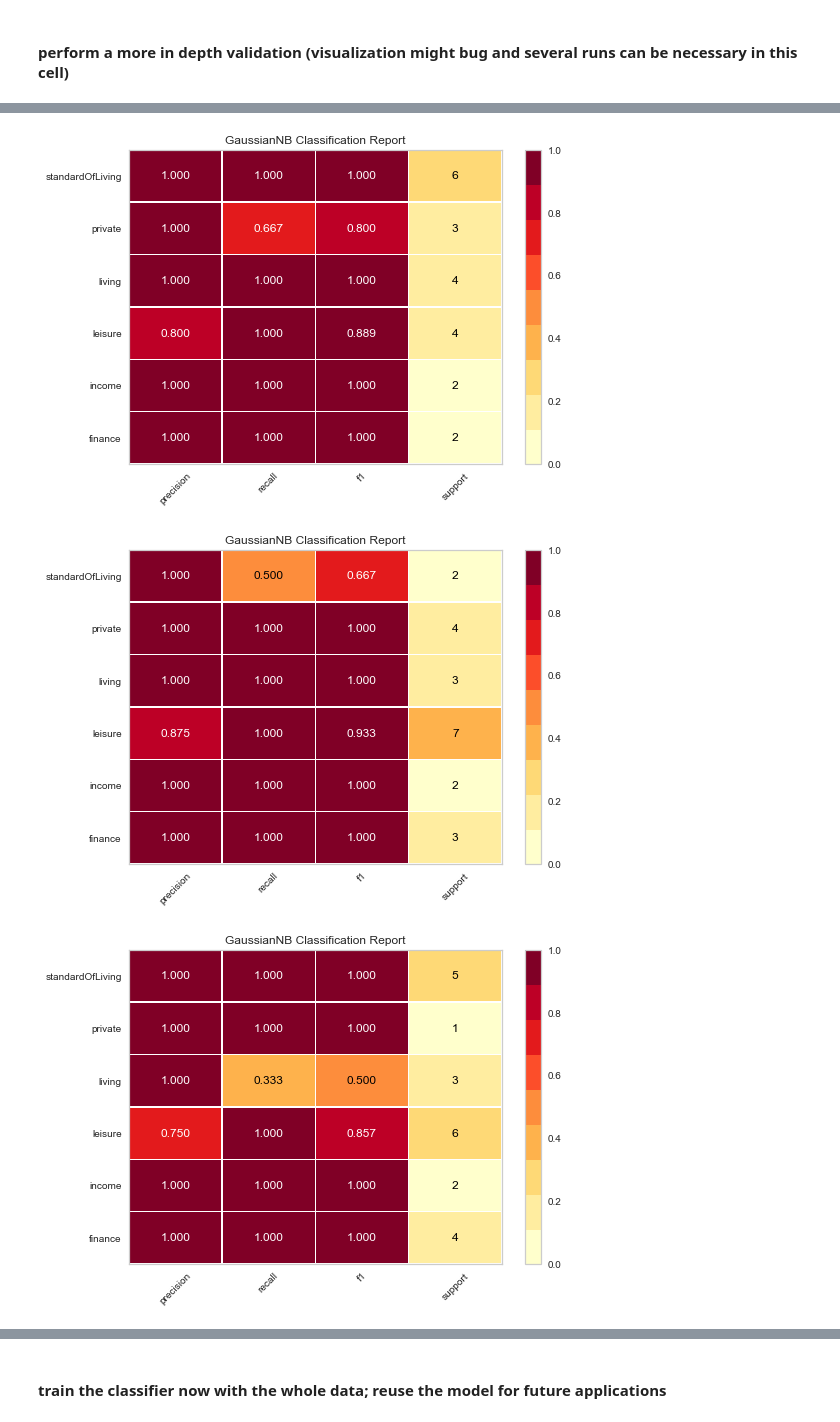
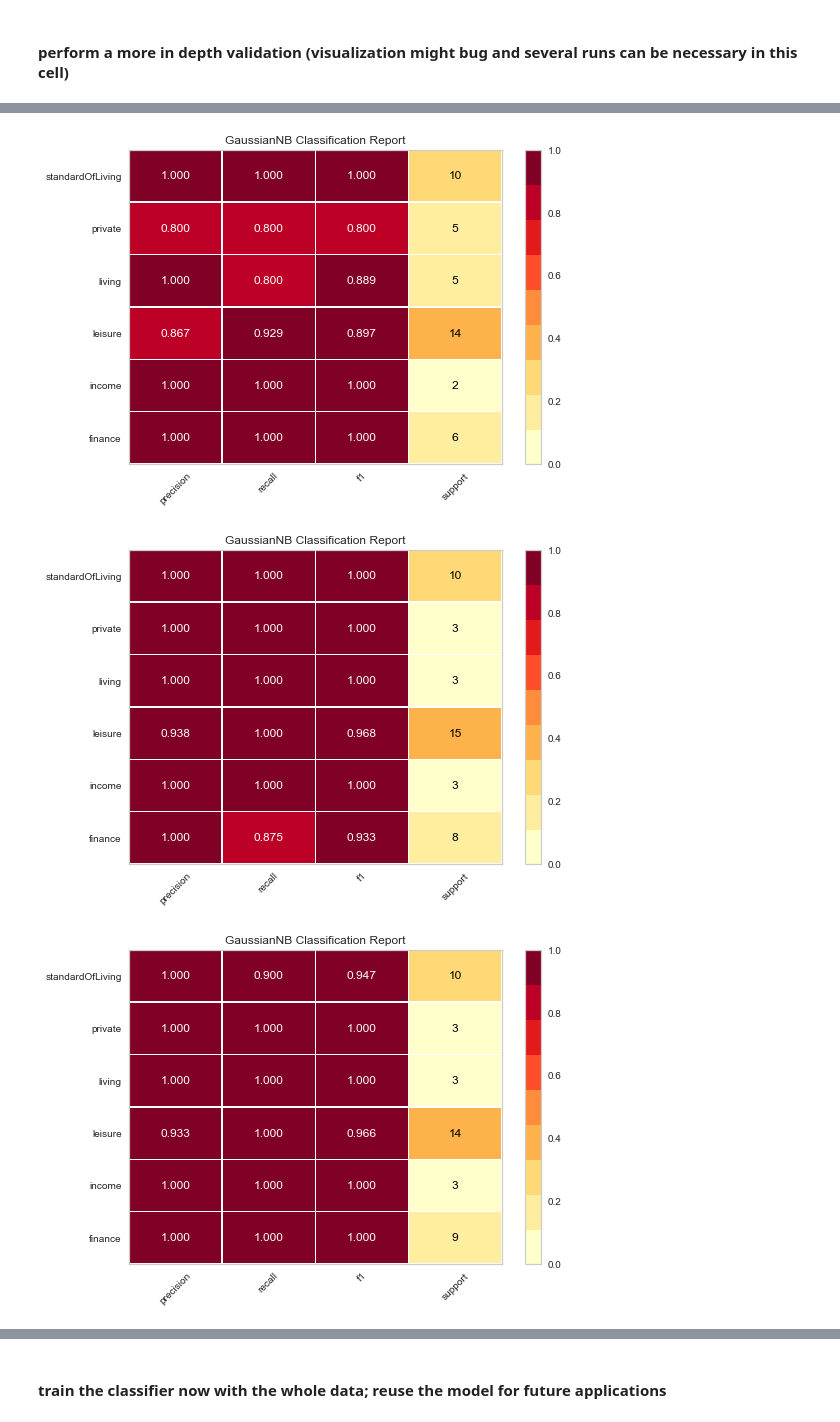
Before and after one commit to dpossart/SAKI-Homework, a Jupyter notebook: homework-1.ipynb, the cells around one changed output, grey strips where cells are left out. Drawn from its saved outputs; the diff is of its cells as text; code cells hidden in the pictures.

Commit message:
increase num of epochs, add additional average score

```diff
--- a/homework-1.ipynb
+++ b/homework-1.ipynb
@@ -121,15 +121,18 @@ Mean validation score 0.9428571428571428
 # %% [markdown]
 #### perform a more in depth validation (visualization might bug and several runs can be necessary in this cell)
 # %%
-epochs = 3
+epochs = 20
+scores = 0
 for i in range(epochs):
     # perform a validation with randomly selected data
     # train with 90% and test with 10% of the dataset
-    X_epoch_train, X_epoch_test, y_epoch_train, y_epoch_test = train_test_split(X_train, y_train.values.ravel(), test_size=0.1, shuffle=True)
+    X_epoch_train, X_epoch_test, y_epoch_train, y_epoch_test = train_test_split(X_train, y_train.values.ravel(), test_size=0.2, shuffle=True)
     model = GaussianNB()
     fig = plt.figure(i)
     visualizer = ClassificationReport(model, support=True)
     visualizer.fit(X_epoch_train, y_epoch_train)
-    visualizer.score(X_epoch_test, y_epoch_test)
+    scores += visualizer.score(X_epoch_test, y_epoch_test)
     visualizer.finalize()
+
+print("the overall average accuracy from "+str(epochs)+ " was", scores/epochs)
 # %% [output]
@@ -136,3 +140,3 @@ for i in range(epochs):
-[figure, old version]
+[figure, new version]
-[figure, old version]
+[figure, new version]
-[figure, old version]
+[figure, new version]
```
Also changed, not shown: parts of 1 cell of this notebook.
